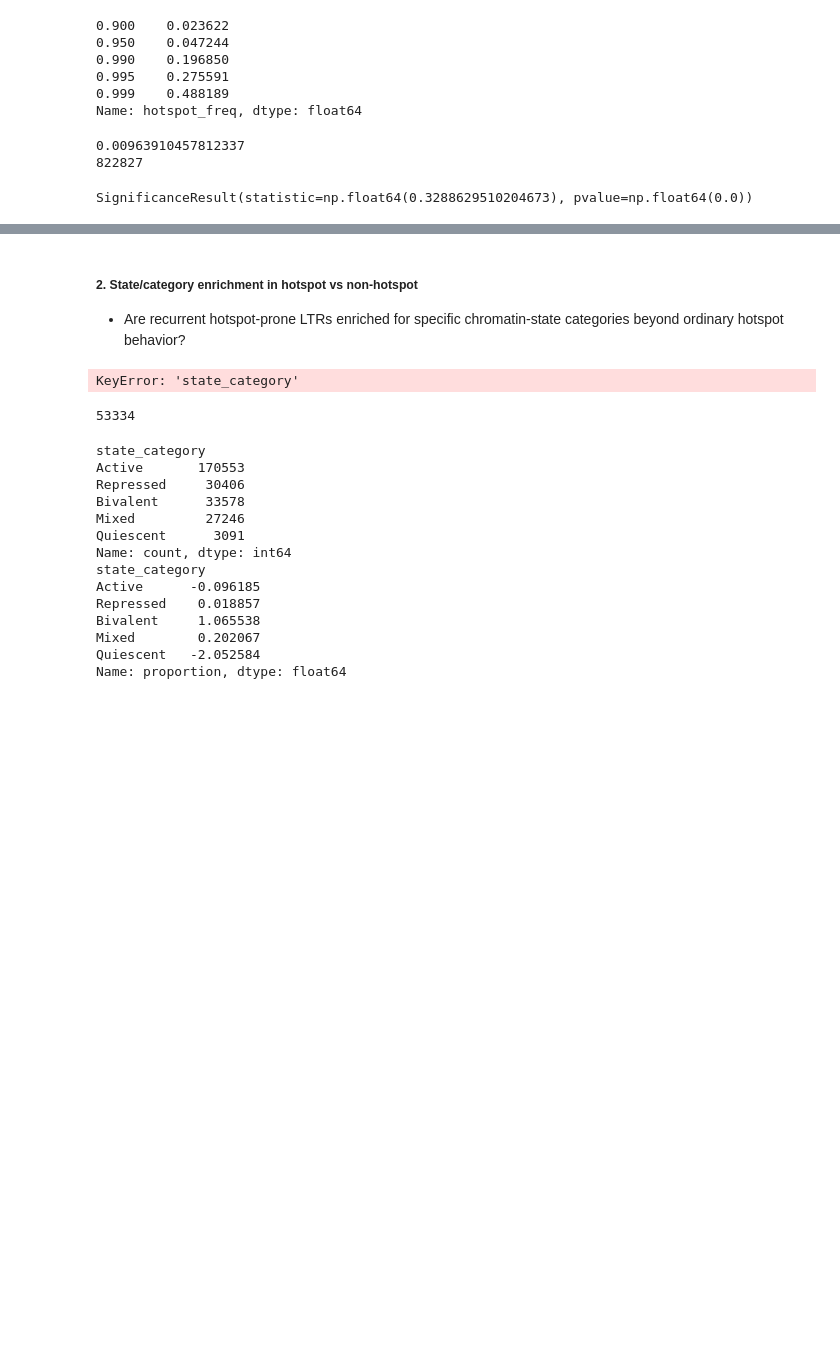
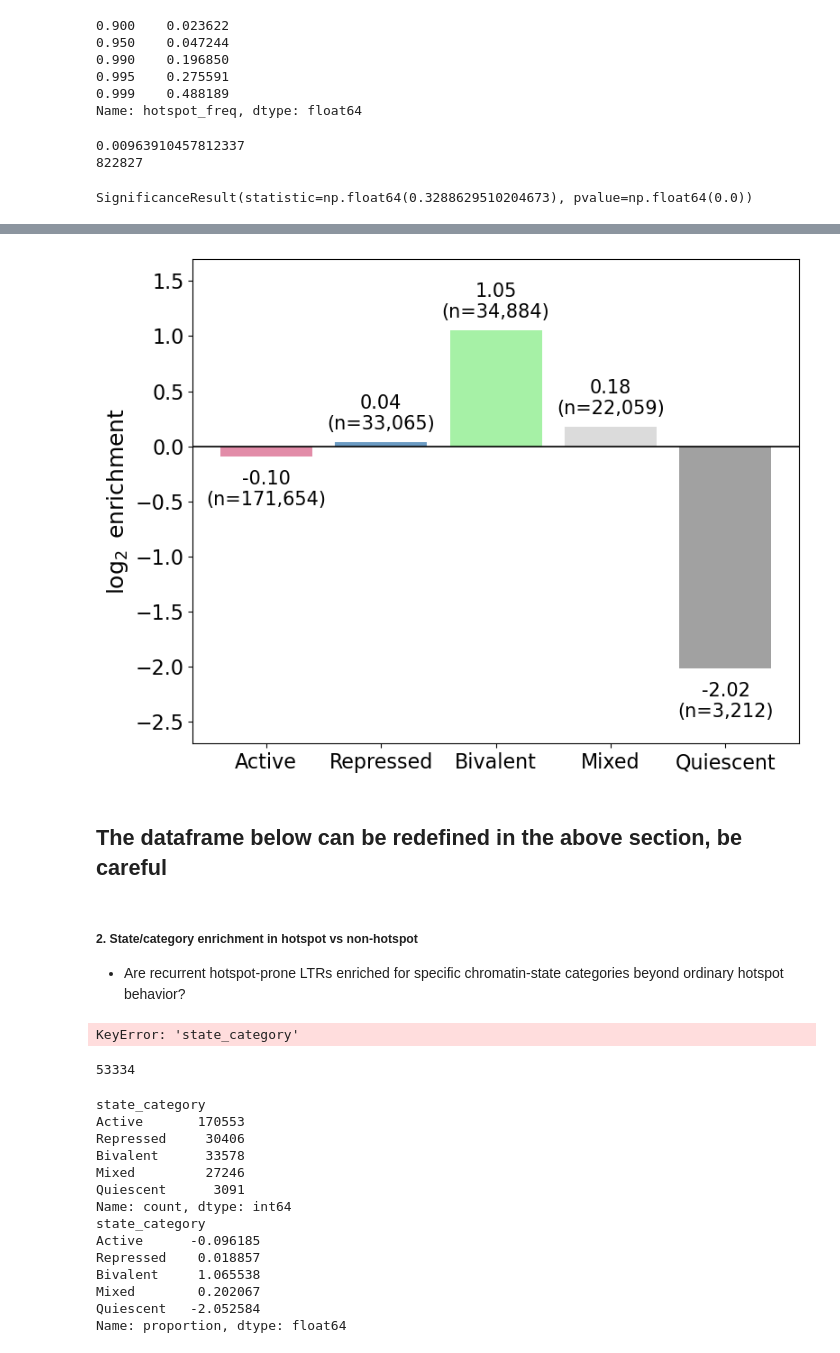
Before and after one commit to caocao0525/HERV, a Jupyter notebook: herv_all_hotspot_analysis.ipynb, the cells around one changed output, grey strips where cells are left out. Drawn from its saved outputs; the diff is of its cells as text; code cells hidden in the pictures; blank space fills up the shorter version.

```diff
--- a/herv_all_hotspot_analysis.ipynb
+++ b/herv_all_hotspot_analysis.ipynb
@@ -533,3 +672,69 @@ df.head()
+# %%
+import matplotlib.pyplot as plt
+
+color_dict = {
+    "Active": "palevioletred",
+    "Repressed": "steelblue",
+    "Bivalent": "lightgreen",
+    "Mixed": "lightgray",
+    "Quiescent": "#8a8a8a"
+}
+
+plot_df = enrich_df.copy()
+
+plt.figure(figsize=(8,6))
+
+bars = plt.bar(
+    plot_df["category"],
+    plot_df["log2_enrichment"],
+    color=[color_dict[c] for c in plot_df["category"]],
+    width=0.8,
+    alpha=0.8
+)
+
+# baseline
+plt.axhline(0, color="black", lw=1.2)
+
+# value labels
+for bar, (_, row) in zip(bars, plot_df.iterrows()):
+
+    y = row["log2_enrichment"]
+
+    if y >= 0:
+        y_text = y + 0.08
+        va = "bottom"
+    else:
+        y_text = y - 0.12
+        va = "top"
+
+    plt.text(
+        bar.get_x() + bar.get_width()/2,
+        y_text,
+        f"{y:.2f}\n(n={row['fg_count']:,})",
+        ha="center",
+        va=va,
+        fontsize=15
+    )
+
+plt.ylabel(r"$\log_2$ enrichment", fontsize=18)
+plt.xticks(fontsize=16)
+plt.yticks(fontsize=16)
+plt.ylim(-2.7, 1.7)
+
+plt.tight_layout()
+
+plt.savefig(
+    "./figures/figure2D_chromatin_state_enrichment.pdf",
+    dpi=300,
+    bbox_inches="tight",
+    transparent=True
+)
+
+plt.show()
+# %% [output]
+[figure, added]
+# %% [markdown]
+## The dataframe below can be redefined in the above section, be careful
 # %% [markdown]
 ##### 2. State/category enrichment in hotspot vs non-hotspot
 
```
Also changed, not shown: parts of 10 cells of this notebook, 4 other files.
